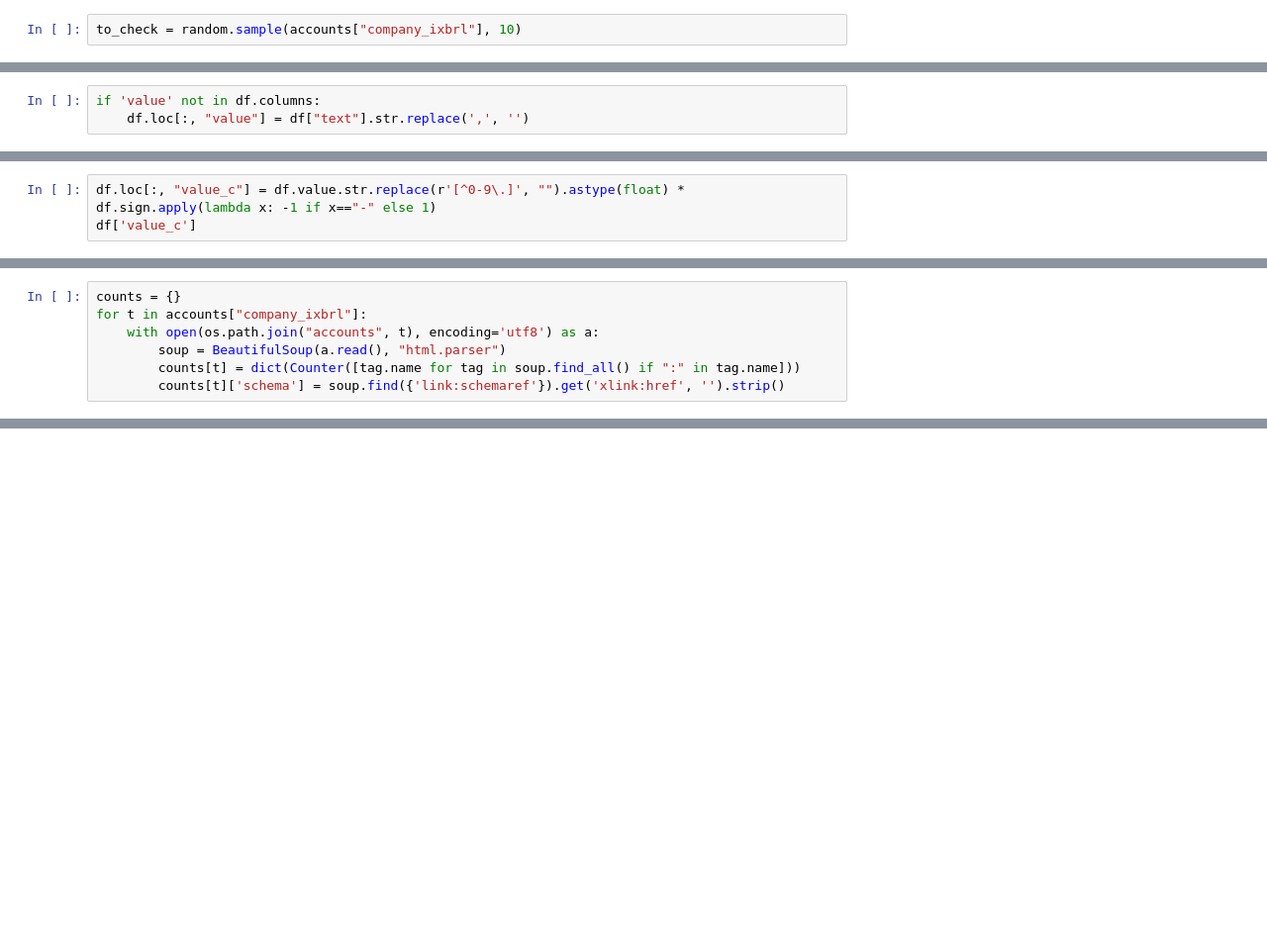
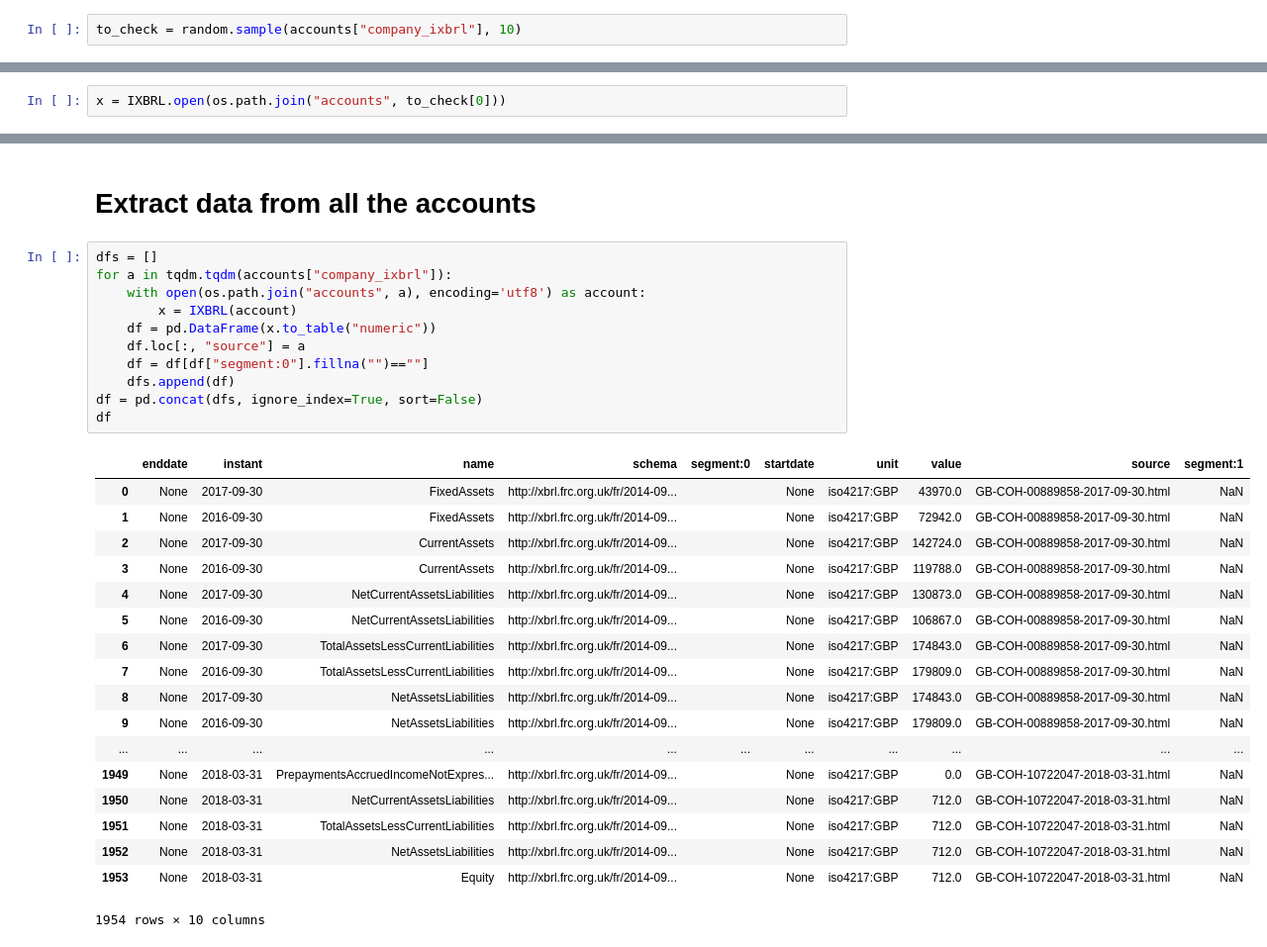
Before and after one commit to drkane/ptc-phase-two, a Jupyter notebook: 2c-xbrl.ipynb, the cells around one changed output, grey strips where cells are left out. Shown at 99% size. Saved outputs shown, nothing was run; the diff lists cells and outputs as text; blank space fills up the shorter version.

```diff
--- a/2c-xbrl.ipynb
+++ b/2c-xbrl.ipynb
@@ -145,3 +42,0 @@ df
-# %%
-if 'value' not in df.columns:
-    df.loc[:, "value"] = df["text"].str.replace(',', '')
@@ -155,3 +42,0 @@ Sort out the values to produce a proper value. This is done by:
-# %%
-df.loc[:, "value_c"] = df.value.str.replace(r'[^0-9\.]', "").astype(float) * df.sign.apply(lambda x: -1 if x=="-" else 1)
-df['value_c']
@@ -188,7 +42,0 @@ Open all our XBRL accounts and look for any tags with a `:` in them, and also th
-# %%
-counts = {}
-for t in accounts["company_ixbrl"]:
-    with open(os.path.join("accounts", t), encoding='utf8') as a:
-        soup = BeautifulSoup(a.read(), "html.parser")
-        counts[t] = dict(Counter([tag.name for tag in soup.find_all() if ":" in tag.name]))
-        counts[t]['schema'] = soup.find({'link:schemaref'}).get('xlink:href', '').strip()
@@ -273,0 +47,2 @@ Name: schema, Length: 111, dtype: object
+# %%
+x = IXBRL.open(os.path.join("accounts", to_check[0]))
@@ -273,0 +67,32 @@ Name: schema, Length: 111, dtype: object
+# %% [markdown]
+# Extract data from all the accounts
+# %%
+dfs = []
+for a in tqdm.tqdm(accounts["company_ixbrl"]):
+    with open(os.path.join("accounts", a), encoding='utf8') as account:
+        x = IXBRL(account)
+    df = pd.DataFrame(x.to_table("numeric"))
+    df.loc[:, "source"] = a
+    df = df[df["segment:0"].fillna("")==""]
+    dfs.append(df)
+df = pd.concat(dfs, ignore_index=True, sort=False)
+df
+# %% [output]
+|  | enddate | instant | name | schema | segment:0 | startdate | unit | value | source | segment:1 |
+| 0 | None | 2017-09-30 | FixedAssets | http://xbrl.frc.org.uk/fr/2014-09... |  | None | iso4217:GBP | 43970.0 | GB-COH-00889858-2017-09-30.html | NaN |
+| 1 | None | 2016-09-30 | FixedAssets | http://xbrl.frc.org.uk/fr/2014-09... |  | None | iso4217:GBP | 72942.0 | GB-COH-00889858-2017-09-30.html | NaN |
+| 2 | None | 2017-09-30 | CurrentAssets | http://xbrl.frc.org.uk/fr/2014-09... |  | None | iso4217:GBP | 142724.0 | GB-COH-00889858-2017-09-30.html | NaN |
+| 3 | None | 2016-09-30 | CurrentAssets | http://xbrl.frc.org.uk/fr/2014-09... |  | None | iso4217:GBP | 119788.0 | GB-COH-00889858-2017-09-30.html | NaN |
+| 4 | None | 2017-09-30 | NetCurrentAssetsLiabilities | http://xbrl.frc.org.uk/fr/2014-09... |  | None | iso4217:GBP | 130873.0 | GB-COH-00889858-2017-09-30.html | NaN |
+| 5 | None | 2016-09-30 | NetCurrentAssetsLiabilities | http://xbrl.frc.org.uk/fr/2014-09... |  | None | iso4217:GBP | 106867.0 | GB-COH-00889858-2017-09-30.html | NaN |
+| 6 | None | 2017-09-30 | TotalAssetsLessCurrentLiabilities | http://xbrl.frc.org.uk/fr/2014-09... |  | None | iso4217:GBP | 174843.0 | GB-COH-00889858-2017-09-30.html | NaN |
+| 7 | None | 2016-09-30 | TotalAssetsLessCurrentLiabilities | http://xbrl.frc.org.uk/fr/2014-09... |  | None | iso4217:GBP | 179809.0 | GB-COH-00889858-2017-09-30.html | NaN |
+| 8 | None | 2017-09-30 | NetAssetsLiabilities | http://xbrl.frc.org.uk/fr/2014-09... |  | None | iso4217:GBP | 174843.0 | GB-COH-00889858-2017-09-30.html | NaN |
+| 9 | None | 2016-09-30 | NetAssetsLiabilities | http://xbrl.frc.org.uk/fr/2014-09... |  | None | iso4217:GBP | 179809.0 | GB-COH-00889858-2017-09-30.html | NaN |
+| ... | ... | ... | ... | ... | ... | ... | ... | ... | ... | ... |
+| 1949 | None | 2018-03-31 | PrepaymentsAccruedIncomeNotExpres... | http://xbrl.frc.org.uk/fr/2014-09... |  | None | iso4217:GBP | 0.0 | GB-COH-10722047-2018-03-31.html | NaN |
+| 1950 | None | 2018-03-31 | NetCurrentAssetsLiabilities | http://xbrl.frc.org.uk/fr/2014-09... |  | None | iso4217:GBP | 712.0 | GB-COH-10722047-2018-03-31.html | NaN |
+| 1951 | None | 2018-03-31 | TotalAssetsLessCurrentLiabilities | http://xbrl.frc.org.uk/fr/2014-09... |  | None | iso4217:GBP | 712.0 | GB-COH-10722047-2018-03-31.html | NaN |
+| 1952 | None | 2018-03-31 | NetAssetsLiabilities | http://xbrl.frc.org.uk/fr/2014-09... |  | None | iso4217:GBP | 712.0 | GB-COH-10722047-2018-03-31.html | NaN |
+| 1953 | None | 2018-03-31 | Equity | http://xbrl.frc.org.uk/fr/2014-09... |  | None | iso4217:GBP | 712.0 | GB-COH-10722047-2018-03-31.html | NaN |
+1954 rows × 10 columns
```
Also changed, not shown: parts of 57 cells of this notebook.
